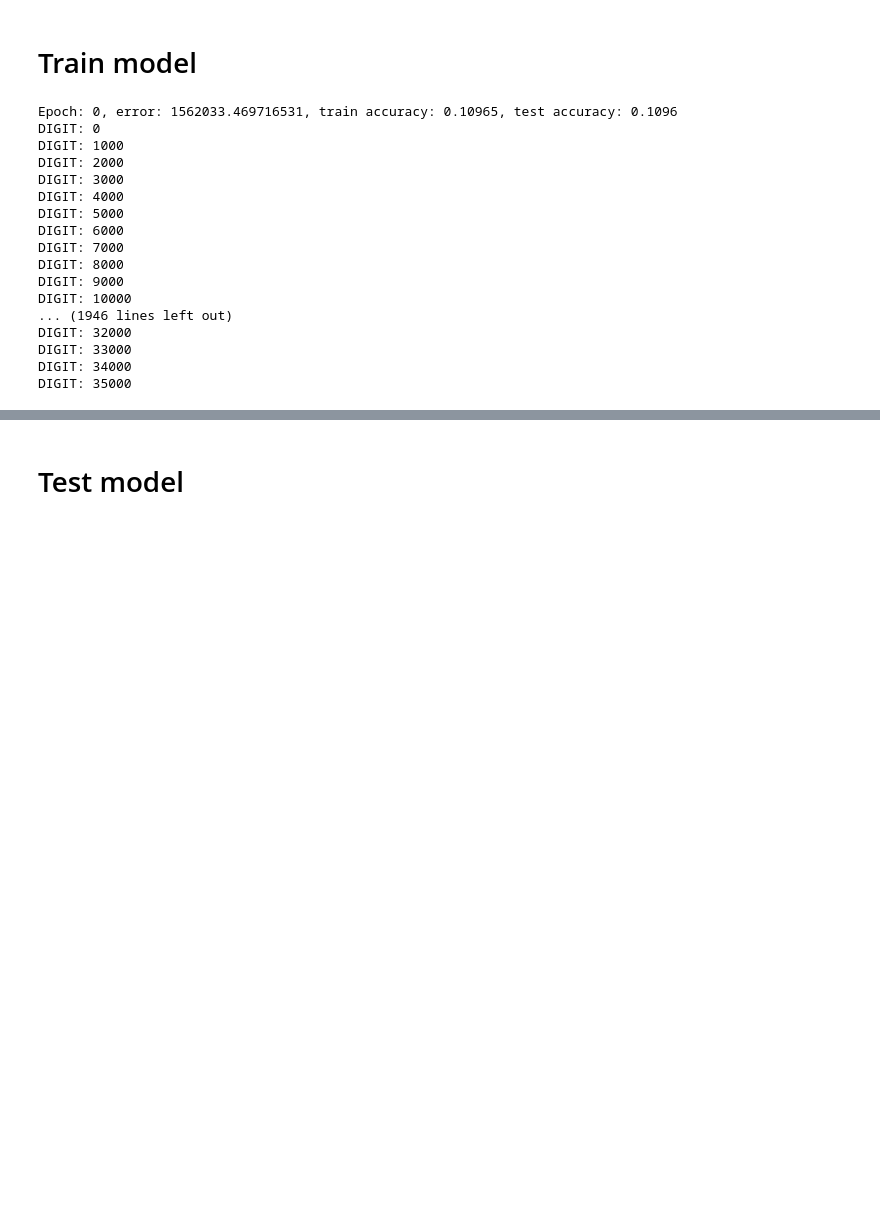
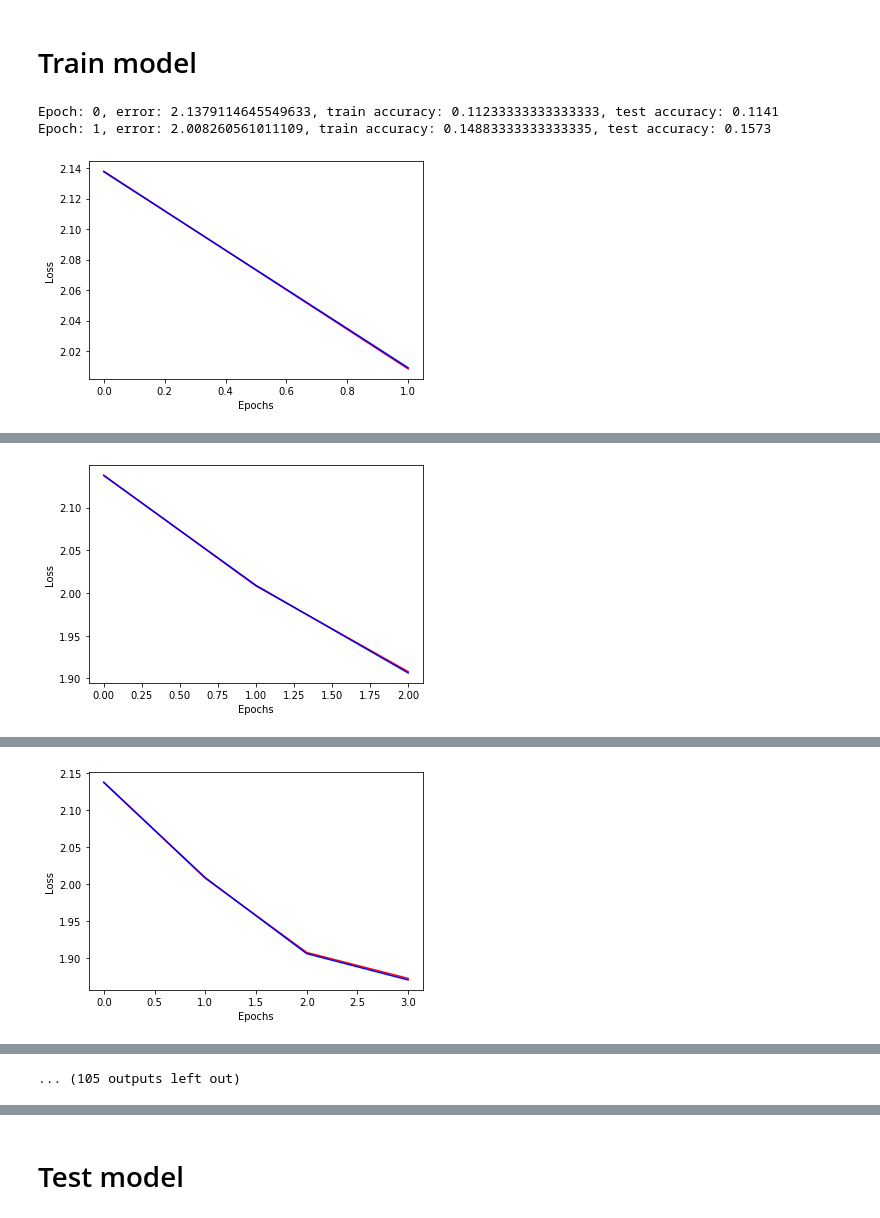
Before and after one commit to MateiSirbu/artificial-intelligence-basics, a Jupyter notebook: 2020.05.03/mlp.ipynb, the cells around one changed output, grey strips where cells are left out. Drawn from its saved outputs; the diff is of its cells as text; code cells hidden in the pictures; blank space fills up the shorter version.

```diff
--- a/2020.05.03/mlp.ipynb
+++ b/2020.05.03/mlp.ipynb
@@ -253,7 +249,7 @@ def backpropagation(architecture: List[int], X: np.array, d: np.array, W: List[n
     for n_lplus1, nl in zip(architecture[1:], architecture[:-1]):
         DW.append(np.zeros((n_lplus1, nl)))
     for n_l in architecture[1:]:
-        Db.append(np.vstack(np.repeat(0, n_l)))
+        Db.append(np.zeros((n_l, 1)))
     p = X.shape[1]
     L = len(architecture)-1 # L = 2
 
@@ -277,23 +273,12 @@ def backpropagation(architecture: List[int], X: np.array, d: np.array, W: List[n
             DW[l] = DW[l] + dJdW[l]
             Db[l] = Db[l] + dJdb[l]
 
-        if digit % 1000 == 0:
-            print(f"DIGIT: {digit}")
-
     for l in range(0, L):
-        print(f'W[{l}] BEFORE')
-        print(W[l].shape)
         W[l] = W[l] - alpha * ((1/p * DW[l]) + _lambda * W[l])
-        print(f'W[{l}] AFTER')
-        print(W[l].shape)
-        print(f'b[{l}] BEFORE')
-        print(b[l].shape)
         b[l] = b[l] - alpha * (1/p * Db[l])
-        print(f'b[{l}] AFTER')
-        print(b[l].shape)
     return W, b
 # %%
-def train(architecture: List[int], X_train: np.array, y_train: np.array, X_test: np.array, y_test: np.array, num_classes, W: List[np.array], b:List[np.array], f:List[Callable], _lambda: float, alpha: float, max_delta_error:float=1e-4) -> Tuple[List[np.array], List[np.array], List[float], List[float], List[float]]:
+def train(architecture: List[int], X_train: np.array, y_train: np.array, X_test: np.array, y_test: np.array, num_classes, W: List[np.array], b:List[np.array], f:List[Callable], _lambda: float, alpha: float, max_delta_error:float=5e-3) -> Tuple[List[np.array], List[np.array], List[float], List[float], List[float]]:
     """Runs the training on the training dataset (X, y). Stops when
     difference between  two succesive error values is lower than :param max_delta_error:
     :param X_train: np.array of shape (n, k), with training cases. Each column is a training case
@@ -309,48 +294,45 @@ def train(architecture: List[int], X_train: np.array, y_train: np.array, X_test:
     :max_delta_error: >0, a threshold for max absolute difference of succesive loss values
     :return: a tuple consisting of: list of weight matrices, list of biases, list of errors computed at each epoch on training set, 2 lists of accuracies on training and on test set at each epoch
     """
-    errors = [J(X_train, y_train, W, b, f, num_classes, _lambda)]
+    errors_train = [J(X_train, y_train, W, b, f, num_classes, _lambda)]
+    errors_test = [J(X_test, y_test, W, b, f, num_classes, _lambda)]
     acc_train = [accuracy(X_train, y_train, W, b, f)]
     acc_test = [accuracy(X_test, y_test, W, b, f)]
     epoch = 0
 
-    print(f'Epoch: {epoch}, error: {errors[0]}, train accuracy: {acc_train[0]}, test accuracy: {acc_test[0]}')
+    print(f'Epoch: {epoch}, error: {errors_train[0]}, train accuracy: {acc_train[0]}, test accuracy: {acc_test[0]}')
     p = X_train.shape[1]
     while True:
         epoch += 1
         # actualizare ponderi si biases W, b pentru fiecare pereche de date din setul de instruire *_test
         W, b = backpropagation(architecture, X_train, y_train, W, b, num_classes, _lambda, alpha)
-        error = J(X_train, y_train, W, b, f, num_classes, _lambda)
-        errors.append(error)
+
+        error_train = J(X_train, y_train, W, b, f, num_classes, _lambda)
+        error_test = J(X_test, y_test, W, b, f, num_classes, _lambda)
+
+        errors_train.append(error_train)
+        errors_test.append(error_test)
+
         train_acc = accuracy(X_train, y_train, W, b, f)
         acc_train.append(train_acc)
         test_acc = accuracy(X_test, y_test, W, b, f)
         acc_test.append(test_acc)
-        ##if epoch % 10 == 0: TO UNCOMMENT!!!!!
-        print(f'Epoch: {epoch}, error: {error}, train accuracy: {train_acc}, test accuracy: {test_acc}')
-        if np.abs(errors[-1] - errors[-2]) < max_delta_error:
+
+        print(f'Epoch: {epoch}, error: {error_train}, train accuracy: {train_acc}, test accuracy: {test_acc}')
+        if np.abs(errors_train[-1] - errors_train[-2]) < max_delta_error:
             break
         # plot de valore de eroare pe train si pe test
-    return W, b, errors, train_acc, test_acc
+        plt.plot(errors_train, label='Loss on train DS', color='r')
+        plt.plot(errors_test, label='Loss on test DS', color='b')
+        plt.xlabel('Epochs')
+        plt.ylabel('Loss')
+        plt.show()
+    return W, b, errors_train, acc_train, acc_test
 # %%
 W, b = create_weights(architecture)
 
-W, b, errors, acc_train, acc_test = train(architecture, X_train, y_train, X_test, y_test, 10, W, b, f, 0.01, 0.5)
+W, b, errors_train, acc_train, acc_test = train(architecture, X_train, y_train, X_test, y_test, 10, W, b, f, 0.01, 0.5)
 # %% [output]
-Epoch: 0, error: 1562033.469716531, train accuracy: 0.10965, test accuracy: 0.1096
-DIGIT: 0
-DIGIT: 1000
-DIGIT: 2000
-DIGIT: 3000
-DIGIT: 4000
-DIGIT: 5000
-DIGIT: 6000
-DIGIT: 7000
-DIGIT: 8000
-DIGIT: 9000
-DIGIT: 10000
-... (1946 lines left out)
-DIGIT: 32000
-DIGIT: 33000
-DIGIT: 34000
-DIGIT: 35000
+Epoch: 0, error: 2.1379114645549633, train accuracy: 0.11233333333333333, test accuracy: 0.1141
+Epoch: 1, error: 2.008260561011109, train accuracy: 0.14883333333333335, test accuracy: 0.1573
+[figure, added]
@@ -357,0 +340 @@ KeyboardInterrupt:
+[figure, added]
@@ -357,0 +342 @@ KeyboardInterrupt:
+[figure, added]
@@ -358,2 +349,3 @@ KeyboardInterrupt:
+... (105 outputs left out)
 # %%
 plt.figure(figsize=(10, 8))
```
Also changed, not shown: parts of 15 cells of this notebook, 1 other file.
